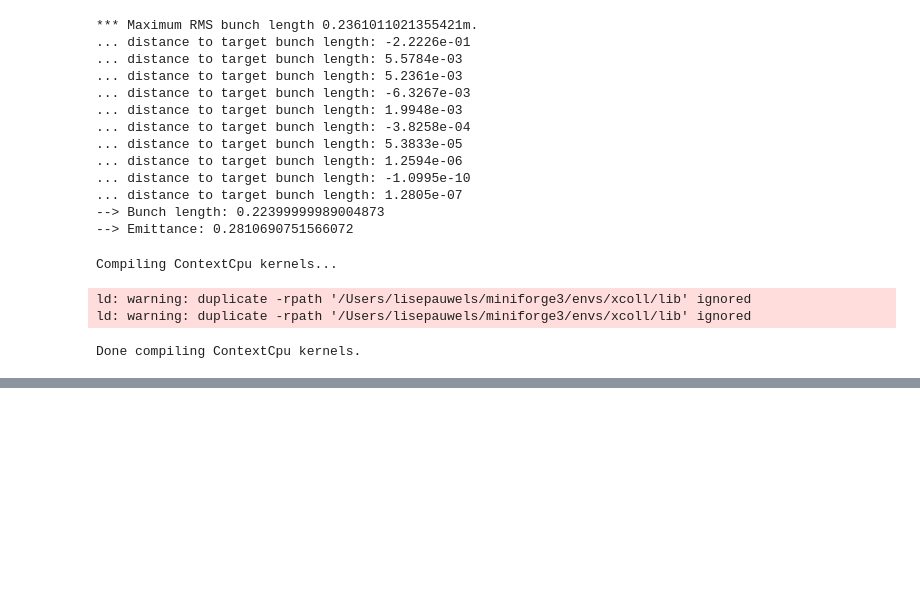
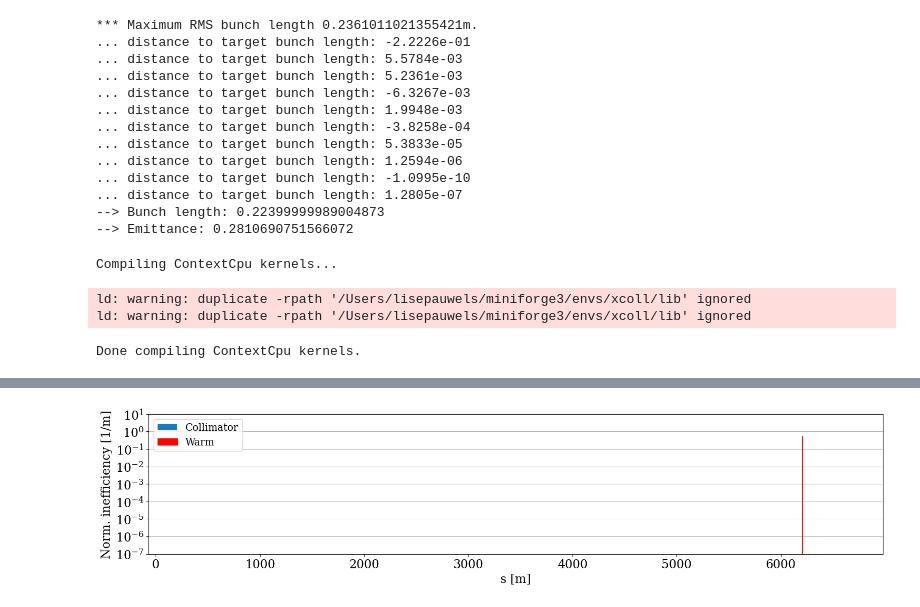
Before and after one commit to lisepauwels/sps_simulations, a Jupyter notebook: Prototyping/20250908/20250908.ipynb, the cells around one changed output, grey strips where cells are left out. Saved outputs shown, nothing was run; the diff lists cells and outputs as text; code cells hidden in the pictures; blank space fills up the shorter version.

```diff
--- a/Prototyping/20250908/20250908.ipynb
+++ b/Prototyping/20250908/20250908.ipynb
@@ -154,0 +203,8 @@ ThisLM.to_json(file=f'LM_blowup.json')
+# %%
+#Parameters
+num_turns = 3000
+num_particles = 1000
+
+nemitt_x = 3.5e-6
+nemitt_y = 3.5e-6
+amplitude_adt = 0.5
@@ -154,0 +228,2 @@ ThisLM.to_json(file=f'LM_blowup.json')
+# %%
+part = xp.generate_matched_gaussian_bunch(num_particles=num_particles, total_intensity_particles=2.2e11, nemitt_x=nemitt_x, nemitt_y=nemitt_y, sigma_z=0.224, line=line) #He does not like if quadrupoles are shifted/you cannot optimise the line
@@ -154,0 +258,6 @@ ThisLM.to_json(file=f'LM_blowup.json')
+# %%
+ThisLM = xc.LossMap(line, line_is_reversed=False, part=part, interpolation=False)
+# %%
+fig, ax =ThisLM.plot(savefig='LM_without_coll.pdf')
+# %% [output]
+[figure, added]
```
Also changed, not shown: parts of 32 cells of this notebook, 12 other files.
